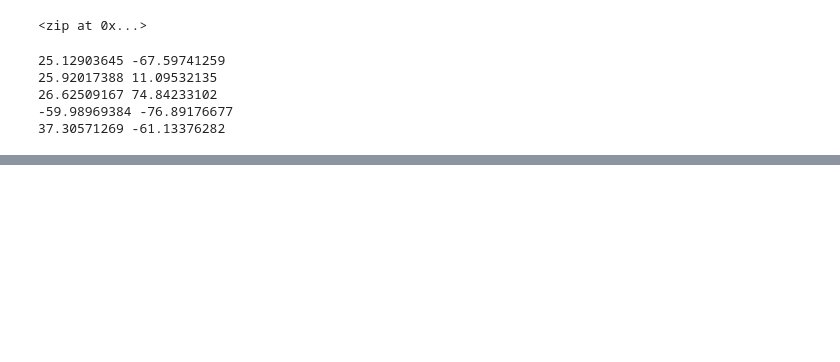
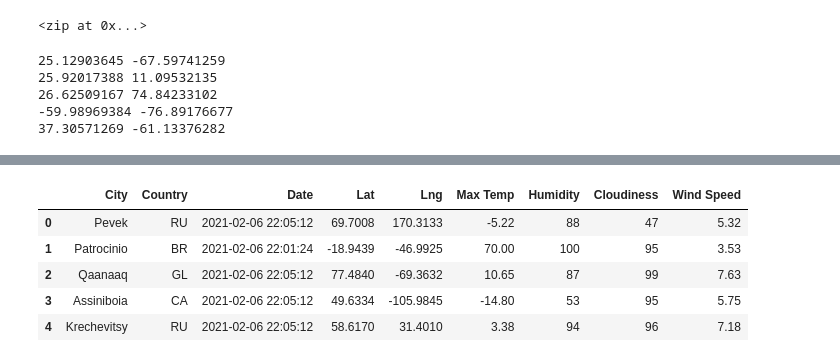
Before and after one commit to bholeneha/World_Weather_Analysis, a Jupyter notebook: WeatherPy.ipynb, the cells around one changed output, grey strips where cells are left out. Saved outputs shown, nothing was run; the diff lists cells and outputs as text; code cells hidden in the pictures; blank space fills up the shorter version.

```diff
--- a/WeatherPy.ipynb
+++ b/WeatherPy.ipynb
@@ -76,0 +182,14 @@ requests.__version__
+# %%
+#Rearrange columns for an easier read
+new_column_order = ["City", "Country", "Date", "Lat", "Lng", "Max Temp", "Humidity", "Cloudiness", "Wind Speed"]
+
+city_data_df = city_data_df[new_column_order]
+
+city_data_df.head()
+# %% [output]
+|  | City | Country | Date | Lat | Lng | Max Temp | Humidity | Cloudiness | Wind Speed |
+| 0 | Pevek | RU | 2021-02-06 22:05:12 | 69.7008 | 170.3133 | -5.22 | 88 | 47 | 5.32 |
+| 1 | Patrocinio | BR | 2021-02-06 22:01:24 | -18.9439 | -46.9925 | 70.00 | 100 | 95 | 3.53 |
+| 2 | Qaanaaq | GL | 2021-02-06 22:05:12 | 77.4840 | -69.3632 | 10.65 | 87 | 99 | 7.63 |
+| 3 | Assiniboia | CA | 2021-02-06 22:05:12 | 49.6334 | -105.9845 | -14.80 | 53 | 95 | 5.75 |
+| 4 | Krechevitsy | RU | 2021-02-06 22:05:12 | 58.6170 | 31.4010 | 3.38 | 94 | 96 | 7.18 |
```
Also changed, not shown: parts of 9 cells of this notebook.
